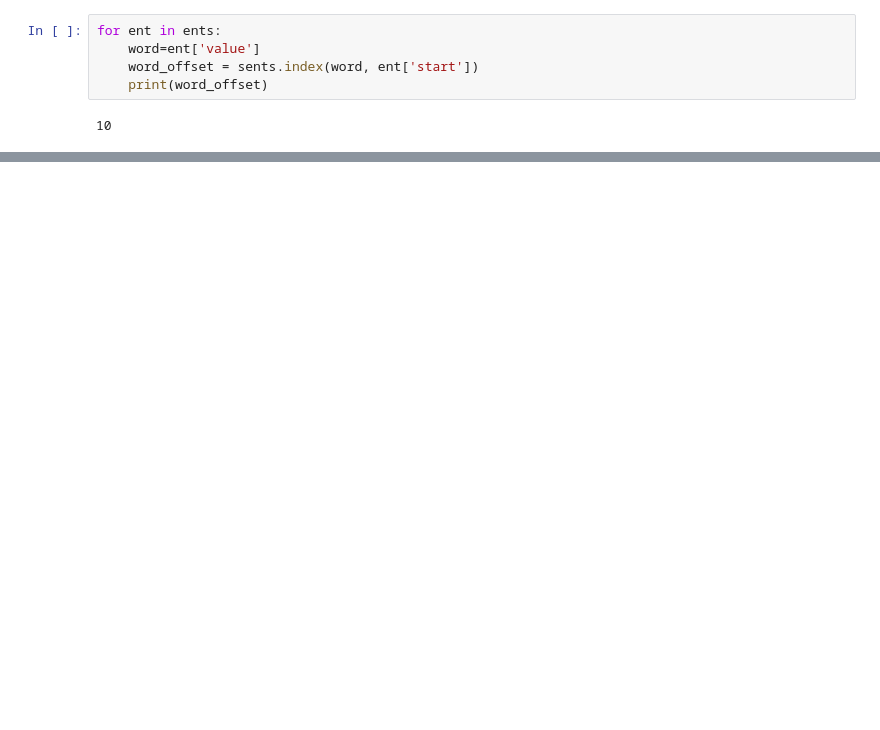
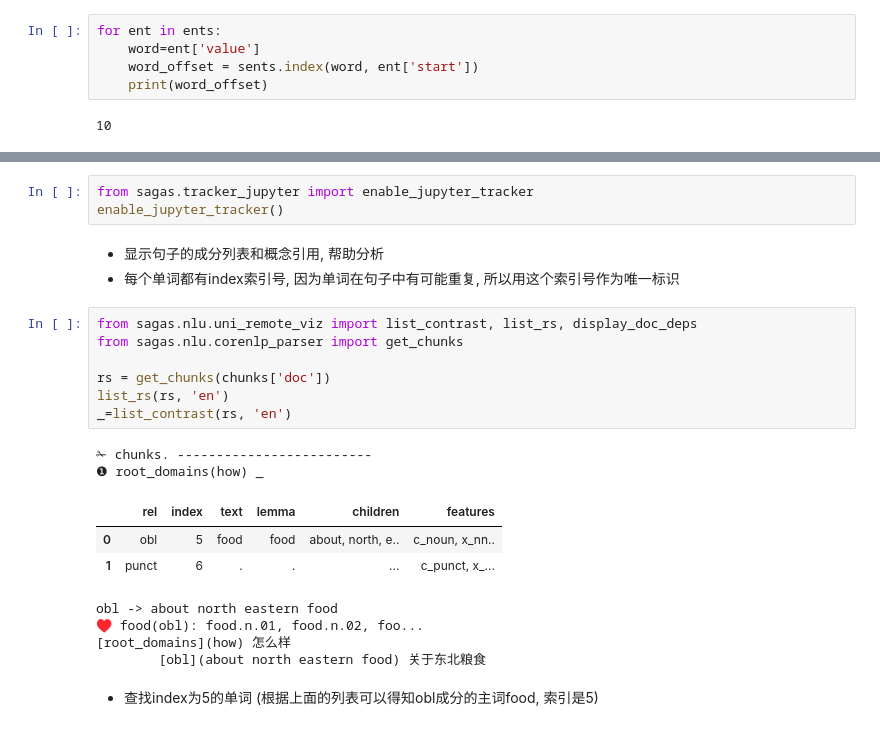
Before and after one commit to samlet/saai, a Jupyter notebook: notebook/procs-rasa-entity-iob.ipynb, the cells around one changed output, grey strips where cells are left out. Cells and saved outputs as stored; diff of their text form; blank space fills up the shorter version.

```diff
--- a/notebook/procs-rasa-entity-iob.ipynb
+++ b/notebook/procs-rasa-entity-iob.ipynb
@@ -123,0 +151,25 @@ for ent in ents:
+# %%
+from sagas.tracker_jupyter import enable_jupyter_tracker
+enable_jupyter_tracker()
+# %% [markdown]
+* 显示句子的成分列表和概念引用, 帮助分析
+* 每个单词都有index索引号, 因为单词在句子中有可能重复, 所以用这个索引号作为唯一标识
+# %%
+from sagas.nlu.uni_remote_viz import list_contrast, list_rs, display_doc_deps
+from sagas.nlu.corenlp_parser import get_chunks
+
+rs = get_chunks(chunks['doc'])
+list_rs(rs, 'en')
+_=list_contrast(rs, 'en')
+# %% [output]
+✁ chunks. -------------------------
+❶ root_domains(how) _
+|  | rel | index | text | lemma | children | features |
+| 0 | obl | 5 | food | food | about, north, e.. | c_noun, x_nn.. |
+| 1 | punct | 6 | . | . | ... | c_punct, x_... |
+obl -> about north eastern food
+♥ food(obl): food.n.01, food.n.02, foo...
+[root_domains](how) 怎么样
+        [obl](about north eastern food) 关于东北粮食
+# %% [markdown]
+* 查找index为5的单词 (根据上面的列表可以得知obl成分的主词food, 索引是5)
```
Also changed, not shown: parts of 15 cells of this notebook, 7 other files.
